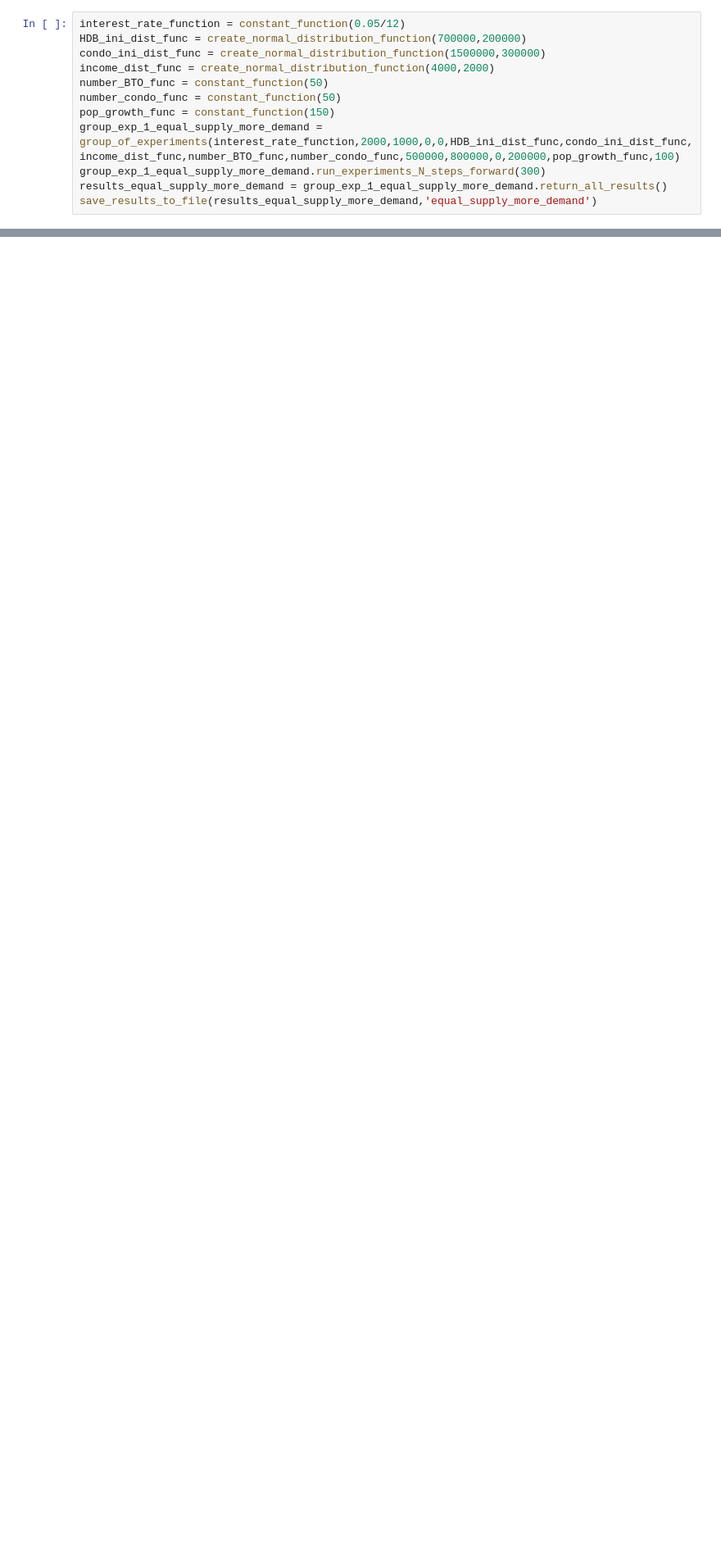
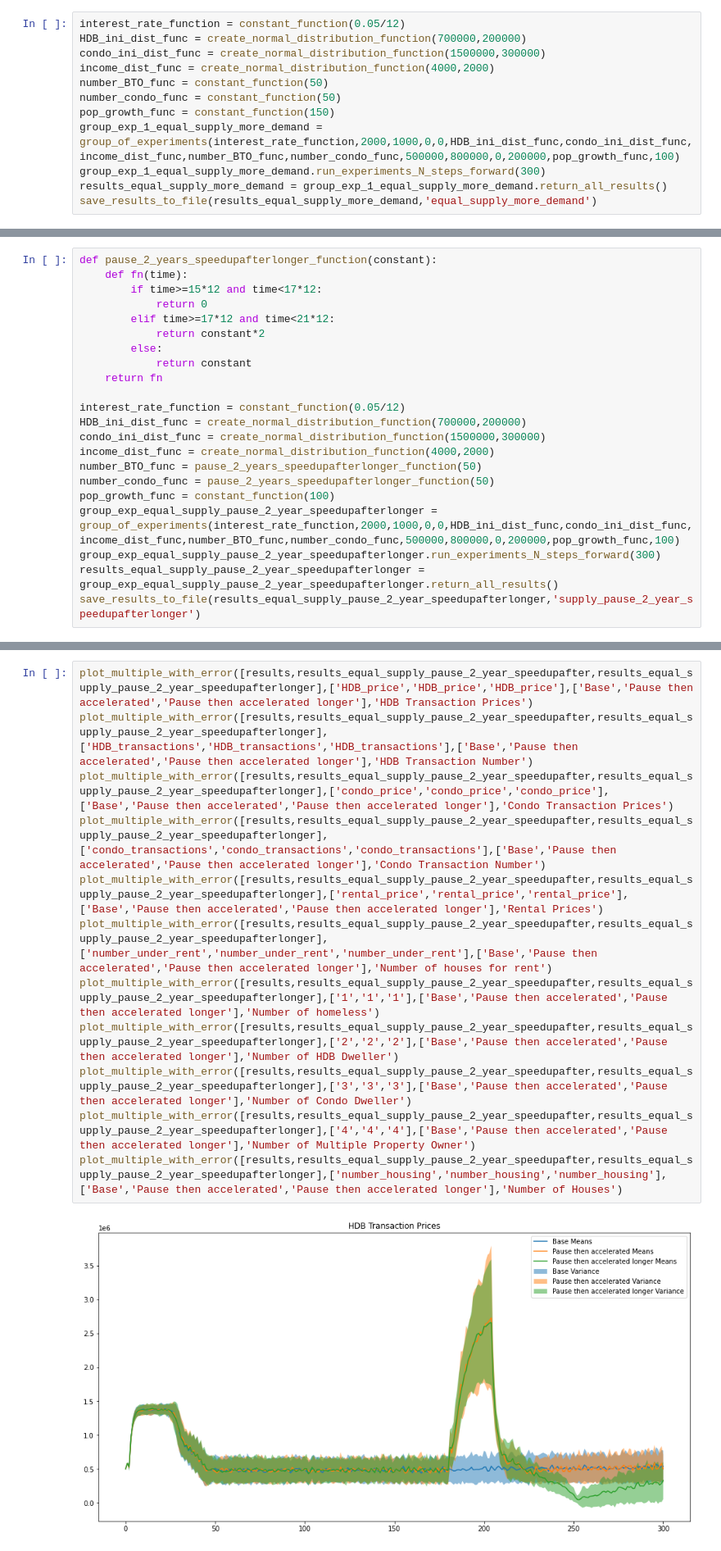
Before and after one commit to tmog123/RandomAnalysis, a Jupyter notebook: ABM_housing_4agents.ipynb, the cells around one changed output, grey strips where cells are left out. Shown at 82% size. Cells and saved outputs as stored; diff of their text form; blank space fills up the shorter version.

```diff
--- a/ABM_housing_4agents.ipynb
+++ b/ABM_housing_4agents.ipynb
@@ -732,0 +762,22 @@ save_results_to_file(results_equal_supply_less_demand,'equal_supply_less_demand'
+# %%
+def pause_2_years_speedupafterlonger_function(constant):
+    def fn(time):
+        if time>=15*12 and time<17*12:
+            return 0
+        elif time>=17*12 and time<21*12:
+            return constant*2
+        else:
+            return constant
+    return fn
+
+interest_rate_function = constant_function(0.05/12)
+HDB_ini_dist_func = create_normal_distribution_function(700000,200000)
+condo_ini_dist_func = create_normal_distribution_function(1500000,300000)
+income_dist_func = create_normal_distribution_function(4000,2000)
+number_BTO_func = pause_2_years_speedupafterlonger_function(50)
+number_condo_func = pause_2_years_speedupafterlonger_function(50)
+pop_growth_func = constant_function(100)
+group_exp_equal_supply_pause_2_year_speedupafterlonger = group_of_experiments(interest_rate_function,2000,1000,0,0,HDB_ini_dist_func,condo_ini_dist_func,income_dist_func,number_BTO_func,number_condo_func,500000,800000,0,200000,pop_growth_func,100)
+group_exp_equal_supply_pause_2_year_speedupafterlonger.run_experiments_N_steps_forward(300)
+results_equal_supply_pause_2_year_speedupafterlonger = group_exp_equal_supply_pause_2_year_speedupafterlonger.return_all_results()
+save_results_to_file(results_equal_supply_pause_2_year_speedupafterlonger,'supply_pause_2_year_speedupafterlonger')
@@ -732,0 +806,14 @@ save_results_to_file(results_equal_supply_less_demand,'equal_supply_less_demand'
+# %%
+plot_multiple_with_error([results,results_equal_supply_pause_2_year_speedupafter,results_equal_supply_pause_2_year_speedupafterlonger],['HDB_price','HDB_price','HDB_price'],['Base','Pause then accelerated','Pause then accelerated longer'],'HDB Transaction Prices')
+plot_multiple_with_error([results,results_equal_supply_pause_2_year_speedupafter,results_equal_supply_pause_2_year_speedupafterlonger],['HDB_transactions','HDB_transactions','HDB_transactions'],['Base','Pause then accelerated','Pause then accelerated longer'],'HDB Transaction Number')
+plot_multiple_with_error([results,results_equal_supply_pause_2_year_speedupafter,results_equal_supply_pause_2_year_speedupafterlonger],['condo_price','condo_price','condo_price'],['Base','Pause then accelerated','Pause then accelerated longer'],'Condo Transaction Prices')
+plot_multiple_with_error([results,results_equal_supply_pause_2_year_speedupafter,results_equal_supply_pause_2_year_speedupafterlonger],['condo_transactions','condo_transactions','condo_transactions'],['Base','Pause then accelerated','Pause then accelerated longer'],'Condo Transaction Number')
+plot_multiple_with_error([results,results_equal_supply_pause_2_year_speedupafter,results_equal_supply_pause_2_year_speedupafterlonger],['rental_price','rental_price','rental_price'],['Base','Pause then accelerated','Pause then accelerated longer'],'Rental Prices')
+plot_multiple_with_error([results,results_equal_supply_pause_2_year_speedupafter,results_equal_supply_pause_2_year_speedupafterlonger],['number_under_rent','number_under_rent','number_under_rent'],['Base','Pause then accelerated','Pause then accelerated longer'],'Number of houses for rent')
+plot_multiple_with_error([results,results_equal_supply_pause_2_year_speedupafter,results_equal_supply_pause_2_year_speedupafterlonger],['1','1','1'],['Base','Pause then accelerated','Pause then accelerated longer'],'Number of homeless')
+plot_multiple_with_error([results,results_equal_supply_pause_2_year_speedupafter,results_equal_supply_pause_2_year_speedupafterlonger],['2','2','2'],['Base','Pause then accelerated','Pause then accelerated longer'],'Number of HDB Dweller')
+plot_multiple_with_error([results,results_equal_supply_pause_2_year_speedupafter,results_equal_supply_pause_2_year_speedupafterlonger],['3','3','3'],['Base','Pause then accelerated','Pause then accelerated longer'],'Number of Condo Dweller')
+plot_multiple_with_error([results,results_equal_supply_pause_2_year_speedupafter,results_equal_supply_pause_2_year_speedupafterlonger],['4','4','4'],['Base','Pause then accelerated','Pause then accelerated longer'],'Number of Multiple Property Owner')
+plot_multiple_with_error([results,results_equal_supply_pause_2_year_speedupafter,results_equal_supply_pause_2_year_speedupafterlonger],['number_housing','number_housing','number_housing'],['Base','Pause then accelerated','Pause then accelerated longer'],'Number of Houses')
+# %% [output]
+[figure, added]
```
Also changed, not shown: parts of 28 cells of this notebook, 6 other files.
